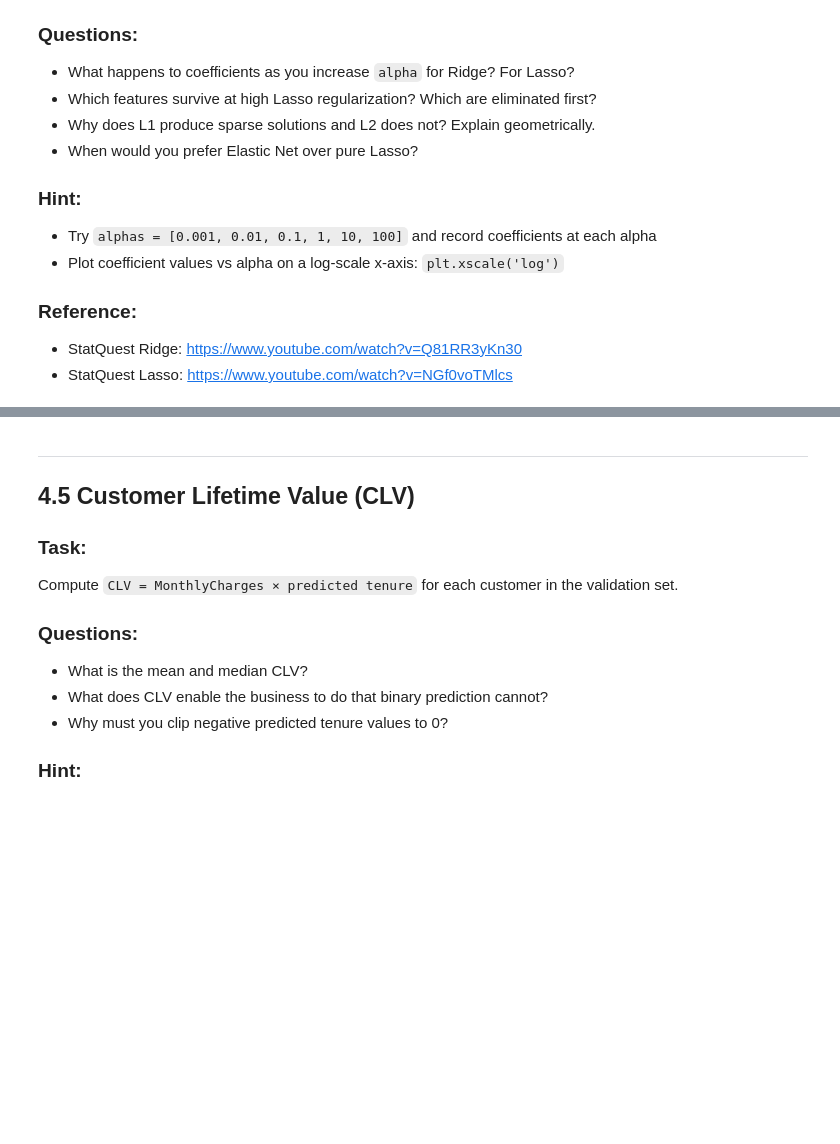
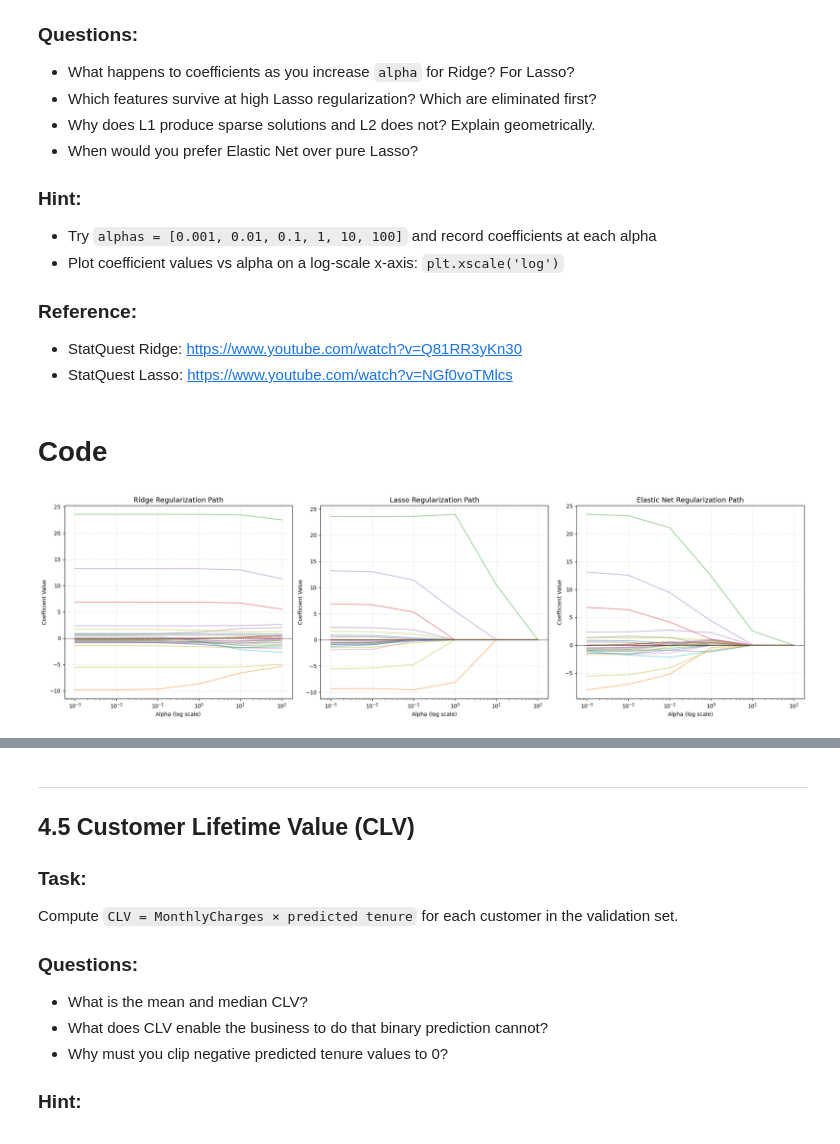
Before and after one commit to Sulav-Koirala/AI-Fellowship-Assignments, a Jupyter notebook: Week 4/W4_Linear_Models_Assignment.ipynb, the cells around one changed output, grey strips where cells are left out. Drawn from its saved outputs; the diff is of its cells as text; code cells hidden in the pictures; blank space fills up the shorter version.

```diff
--- a/Week 4/W4_Linear_Models_Assignment.ipynb
+++ b/Week 4/W4_Linear_Models_Assignment.ipynb
@@ -1228,0 +1376,47 @@ Plot the Lasso regularization path.
+# %% [markdown]
+# Code
+# %%
+alphas = [0.001, 0.01, 0.1, 1, 10, 100]
+
+ridge_coefs = []
+lasso_coefs = []
+enet_coefs = []
+
+for alpha in alphas:
+    ridge = Ridge(alpha=alpha)
+    ridge.fit(X_train_r, y_train_r)
+    ridge_coefs.append(ridge.coef_)
+
+    lasso = Lasso(alpha=alpha, max_iter=10000)
+    lasso.fit(X_train_r, y_train_r)
+    lasso_coefs.append(lasso.coef_)
+
+    enet = ElasticNet(alpha=alpha, l1_ratio=0.5, max_iter=10000)
+    enet.fit(X_train_r, y_train_r)
+    enet_coefs.append(enet.coef_)
+
+ridge_coefs = np.array(ridge_coefs)
+lasso_coefs = np.array(lasso_coefs)
+enet_coefs = np.array(enet_coefs)
+# %%
+# Plotting regularization paths
+fig, axes = plt.subplots(1, 3, figsize=(20, 6))
+
+for coefs, ax, title in zip(
+    [ridge_coefs, lasso_coefs, enet_coefs],
+    axes,
+    ['Ridge Regularization Path', 'Lasso Regularization Path', 'Elastic Net Regularization Path']
+):
+    for i in range(coefs.shape[1]):
+        ax.plot(alphas, coefs[:, i], alpha=0.5)
+    ax.set_xscale('log')
+    ax.axhline(0, color='black', linestyle='--', linewidth=0.8)
+    ax.set_title(title, fontsize=13)
+    ax.set_xlabel('Alpha (log scale)')
+    ax.set_ylabel('Coefficient Value')
+    ax.grid(True, linestyle=':', alpha=0.6)
+
+plt.tight_layout()
+plt.show()
+# %% [output]
+[figure, added]
```
Also changed, not shown: parts of 41 cells of this notebook.
